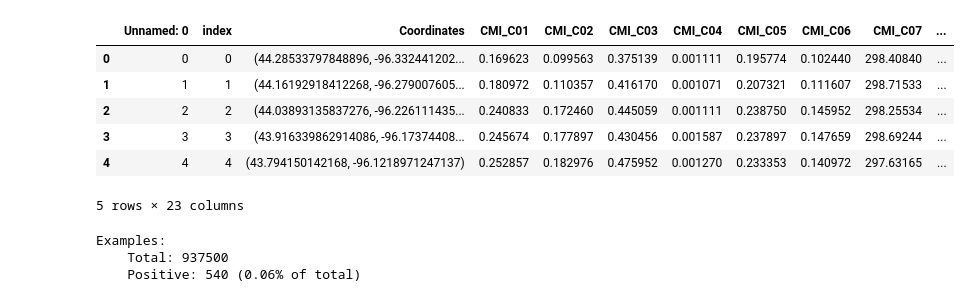
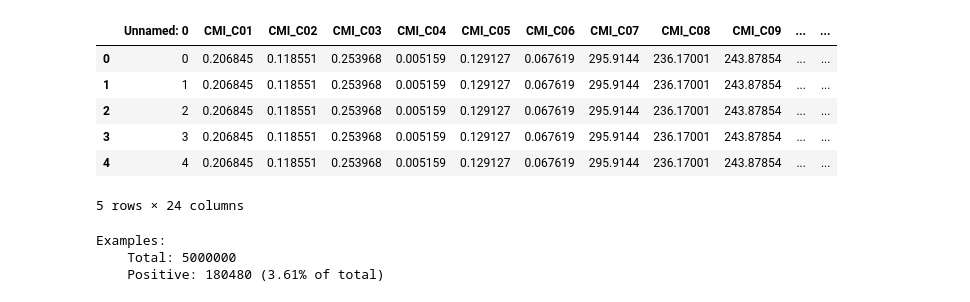
Before and after one commit to robertfeldstein/GitResearch, a Jupyter notebook: KerasTensorFlow.ipynb, the cells around one changed output. Cells and saved outputs as stored; diff of their text form; code cells hidden in the pictures.

```diff
--- a/KerasTensorFlow.ipynb
+++ b/KerasTensorFlow.ipynb
@@ -24,16 +24,16 @@ import seaborn as sns
 mpl.rcParams['figure.figsize'] = (12, 10)
 colors = plt.rcParams['axes.prop_cycle'].by_key()['color']
 # %%
-df = pd.read_csv("/Users/robbiefeldstein/Documents/Programming/Research/Datasets/2023-10-11.csv")
+df = pd.read_csv("/Users/robbiefeldstein/Documents/Programming/Research/Datasets/subset.csv")
 df.head()
 # %% [output]
-|  | Unnamed: 0 | index | Coordinates | CMI_C01 | CMI_C02 | CMI_C03 | CMI_C04 | CMI_C05 | CMI_C06 | CMI_C07 | ... |
-| 0 | 0 | 0 | (44.28533797848896, -96.332441202... | 0.169623 | 0.099563 | 0.375139 | 0.001111 | 0.195774 | 0.102440 | 298.40840 | ... |
-| 1 | 1 | 1 | (44.16192918412268, -96.279007605... | 0.180972 | 0.110357 | 0.416170 | 0.001071 | 0.207321 | 0.111607 | 298.71533 | ... |
-| 2 | 2 | 2 | (44.03893135837276, -96.226111435... | 0.240833 | 0.172460 | 0.445059 | 0.001111 | 0.238750 | 0.145952 | 298.25534 | ... |
-| 3 | 3 | 3 | (43.916339862914086, -96.17374408... | 0.245674 | 0.177897 | 0.430456 | 0.001587 | 0.237897 | 0.147659 | 298.69244 | ... |
-| 4 | 4 | 4 | (43.794150142168, -96.1218971247137) | 0.252857 | 0.182976 | 0.475952 | 0.001270 | 0.233353 | 0.140972 | 297.63165 | ... |
+|  | Unnamed: 0 | CMI_C01 | CMI_C02 | CMI_C03 | CMI_C04 | CMI_C05 | CMI_C06 | CMI_C07 | CMI_C08 | CMI_C09 | ... | ... |
+| 0 | 0 | 0.206845 | 0.118551 | 0.253968 | 0.005159 | 0.129127 | 0.067619 | 295.9144 | 236.17001 | 243.87854 | ... | ... |
+| 1 | 1 | 0.206845 | 0.118551 | 0.253968 | 0.005159 | 0.129127 | 0.067619 | 295.9144 | 236.17001 | 243.87854 | ... | ... |
+| 2 | 2 | 0.206845 | 0.118551 | 0.253968 | 0.005159 | 0.129127 | 0.067619 | 295.9144 | 236.17001 | 243.87854 | ... | ... |
+| 3 | 3 | 0.206845 | 0.118551 | 0.253968 | 0.005159 | 0.129127 | 0.067619 | 295.9144 | 236.17001 | 243.87854 | ... | ... |
+| 4 | 4 | 0.206845 | 0.118551 | 0.253968 | 0.005159 | 0.129127 | 0.067619 | 295.9144 | 236.17001 | 243.87854 | ... | ... |
-5 rows × 23 columns
+5 rows × 24 columns
 # %%
 #Look at class imbalance
 
@@ -43,8 +43,8 @@ print('Examples:\n    Total: {}\n    Positive: {} ({:.2f}% of total)\n'.format(
     total, pos, 100 * pos / total))
 # %% [output]
 Examples:
-    Total: 937500
-    Positive: 540 (0.06% of total)
+    Total: 5000000
+    Positive: 180480 (3.61% of total)
 # %%
 features = ["CMI_C01", "CMI_C02", "CMI_C03","CMI_C04", "CMI_C05","CMI_C06", "CMI_C07","CMI_C15","Cloud_Probabilities","Lightning"]
 #let's just do less features
```
Also changed, not shown: parts of 10 cells of this notebook, 3 other files.
